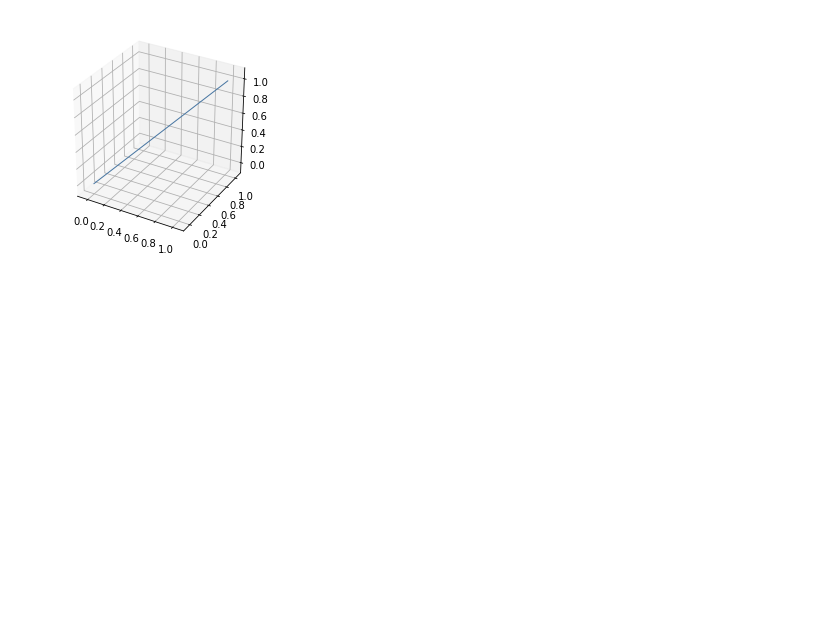
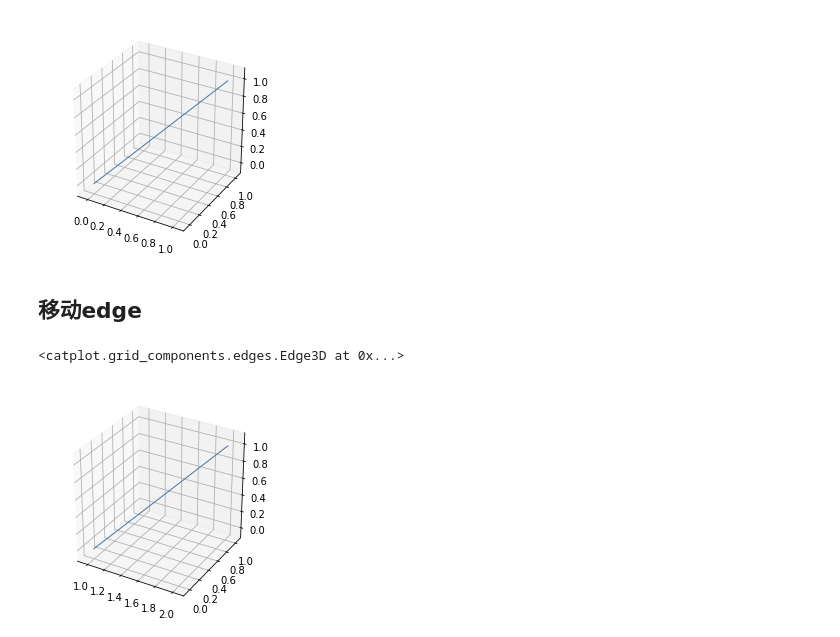
Before and after one commit to PytLab/catplot, a Jupyter notebook: examples/grid_3d_examples/add_3d_edge.ipynb, the cells around one changed output. Cells and saved outputs as stored; diff of their text form; code cells hidden in the pictures; blank space fills up the shorter version.

```diff
--- a/examples/grid_3d_examples/add_3d_edge.ipynb
+++ b/examples/grid_3d_examples/add_3d_edge.ipynb
@@ -35,3 +35,14 @@ canvas.draw()
 canvas.figure
 # %% [output]
 [figure]
+# %% [markdown]
+## 移动edge
+# %%
+edge.move([1.0, 0.0, 0.0])
+# %% [output]
+<catplot.grid_components.edges.Edge3D at 0x...>
+# %%
+canvas.redraw()
+canvas.figure
+# %% [output]
+[figure, added]
```
Also changed, not shown: 1 other file.
